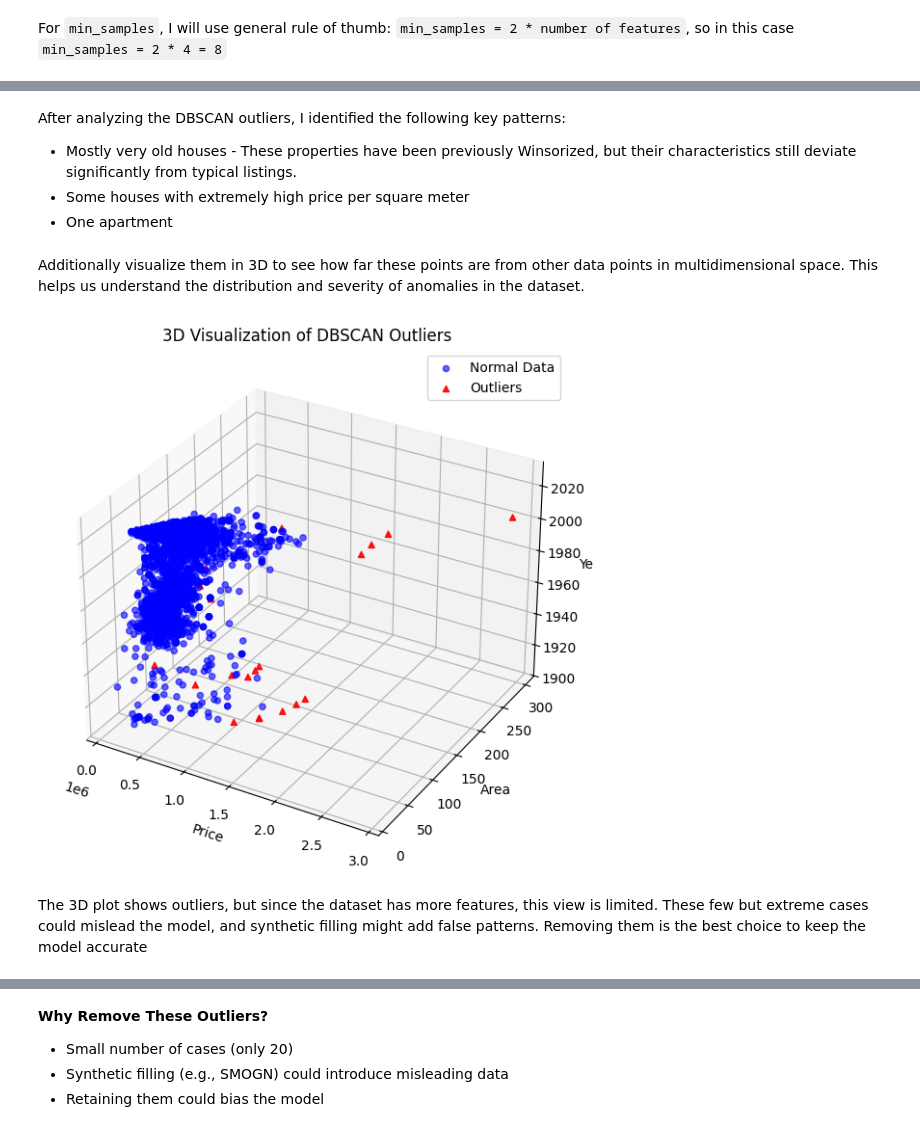
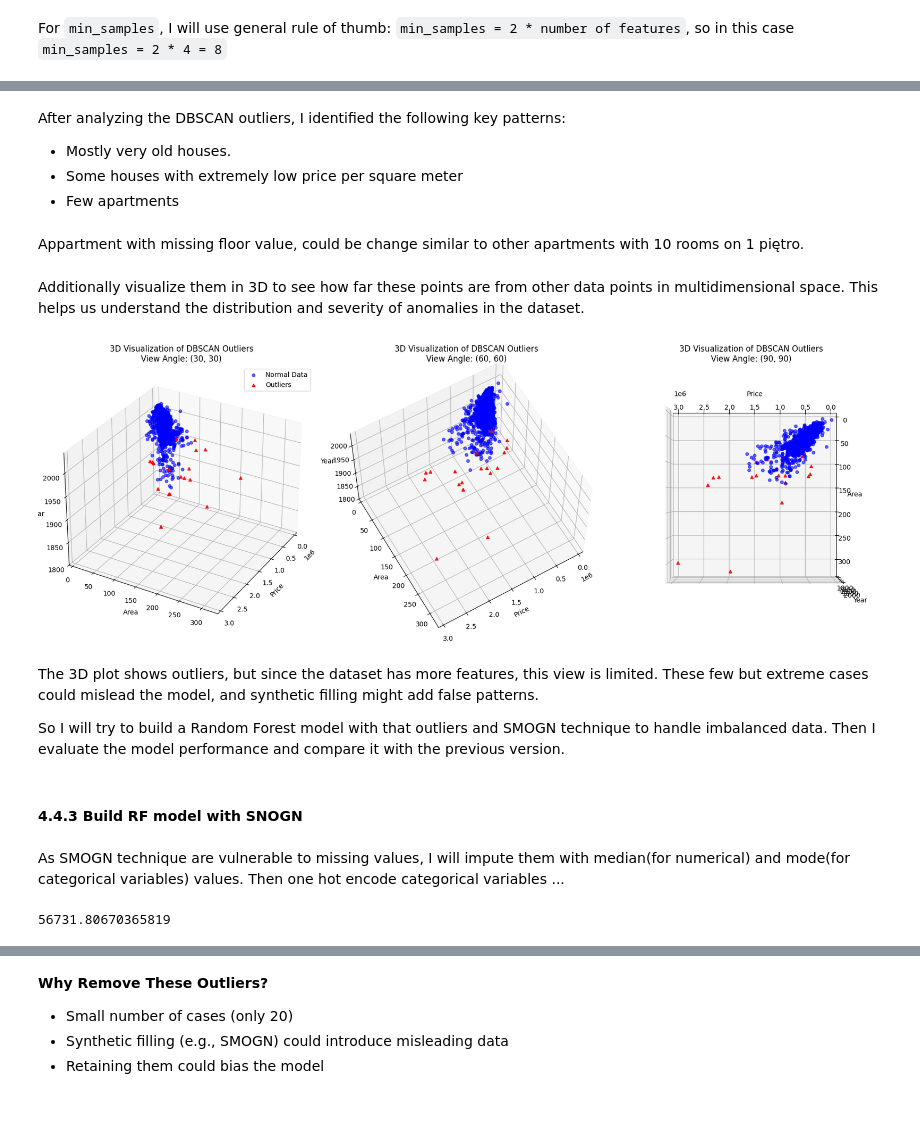
Before and after one commit to davydantoniuk/lublin-house-price-predict, a Jupyter notebook: price_prediction.ipynb, the cells around one changed output, grey strips where cells are left out. Saved outputs shown, nothing was run; the diff lists cells and outputs as text; code cells hidden in the pictures.

```diff
--- a/price_prediction.ipynb
+++ b/price_prediction.ipynb
@@ -745,3 +816,5 @@ data = data[~data['Floor'].isin(['suterena', 'poddasze'])]
+# %%
+data['Floor'] = data['Floor'].replace({'poddasze': '3 piętro', 'suterena': 'parter'})
 # %%
 # Merge floors 5 and above into "5+ piętro"
 high_floors = ['5 piętro', '6 piętro', '7 piętro', '8 piętro', '9 piętro', '10 piętro', '10+ piętro']
@@ -769,11 +842,11 @@ In this step, I will transform the `Region` feature in the next way:
 - Replace these regions with `Other`
 # %%
 # Define the threshold for low-frequency regions
-threshold = 50
+threshold = 65
 
 # Identify low-frequency regions
 region_counts = data['Region'].value_counts()
-low_freq_regions = region_counts[region_counts < threshold].index
+low_freq_regions = region_counts[region_counts <= threshold].index
 
 # Replace low-frequency regions with "Other"
 data['Region'] = data['Region'].replace(low_freq_regions, 'Other')
@@ -923,2 +978,0 @@ plt.show()
-# %%
-data['Year'] = winsorize_series(data['Year'])
@@ -946,6 +992,9 @@ df_dbscan = data.copy()
 
 # Select numerical features for DBSCAN
 features_for_dbscan = ['Price', 'Area', 'Rooms', 'Year']
+
+# Fill NaNs with the median value of each column
+df_dbscan[features_for_dbscan] = df_dbscan[features_for_dbscan].fillna(df_dbscan[features_for_dbscan].median())
 
 # Standardize the selected features (DBSCAN is sensitive to scale)
 scaler = StandardScaler()
@@ -997,5 +1059,7 @@ print(outliers_dbscan.to_string(index=False))
 # %% [markdown]
 After analyzing the DBSCAN outliers, I identified the following key patterns:
-- Mostly very old houses - These properties have been previously Winsorized, but their characteristics still deviate significantly from typical listings.
-- Some houses with extremely high price per square meter
-- One apartment
+- Mostly very old houses.
+- Some houses with extremely low price per square meter
+- Few apartments
+# %% [markdown]
+Appartment with missing floor value, could be change similar to other apartments with 10 rooms on 1 piętro.
@@ -1002,30 +1068,41 @@ After analyzing the DBSCAN outliers, I identified the following key patterns:
 # %% [markdown]
 Additionally visualize them in 3D to see how far these points are from other data points in multidimensional space. This helps us understand the distribution and severity of anomalies in the dataset.
 # %%
-import matplotlib.pyplot as plt
-from mpl_toolkits.mplot3d import Axes3D
-import numpy as np
-
 # Prepare Data for Visualization
-fig = plt.figure(figsize=(10, 7))
-ax = fig.add_subplot(111, projection='3d')
+fig = plt.figure(figsize=(18, 6))
 
 # Extract normal points & outliers
 normal_points = df_dbscan[df_dbscan['DBSCAN_Cluster'] != -1]
 outlier_points = df_dbscan[df_dbscan['DBSCAN_Cluster'] == -1]
 
-# Scatter plot
-ax.scatter(normal_points['Price'], normal_points['Area'], normal_points['Year'], c='blue', label='Normal Data', alpha=0.6)
-ax.scatter(outlier_points['Price'], outlier_points['Area'], outlier_points['Year'], c='red', label='Outliers', alpha=0.9, marker='^')
+# Define angles for different views
+angles = [(30, 30), (60, 60), (90, 90)]
 
-# Labels & Legend
-ax.set_xlabel("Price")
-ax.set_ylabel("Area")
-ax.set_zlabel("Year")
-ax.set_title("3D Visualization of DBSCAN Outliers")
-ax.legend()
+for i, angle in enumerate(angles, 1):
+    ax = fig.add_subplot(1, 3, i, projection='3d')
+
+    # Scatter plot
+    ax.scatter(normal_points['Price'], normal_points['Area'], normal_points['Year'], c='blue', label='Normal Data', alpha=0.6)
+    ax.scatter(outlier_points['Price'], outlier_points['Area'], outlier_points['Year'], c='red', label='Outliers', alpha=0.9, marker='^')
+
+    # Labels & Legend
+    ax.set_xlabel("Price")
+    ax.set_ylabel("Area")
+    ax.set_zlabel("Year")
+    ax.set_title(f"3D Visualization of DBSCAN Outliers\nView Angle: {angle}")
+    ax.view_init(elev=angle[0], azim=angle[1])
+    if i == 1:
+        ax.legend()
+
+plt.tight_layout()
 plt.show()
 # %% [output]
-[figure, old version]
+[figure, new version]
 # %% [markdown]
-The 3D plot shows outliers, but since the dataset has more features, this view is limited. These few but extreme cases could mislead the model, and synthetic filling might add false patterns. Removing them is the best choice to keep the model accurate
+The 3D plot shows outliers, but since the dataset has more features, this view is limited. These few but extreme cases could mislead the model, and synthetic filling might add false patterns.
+
+So I will try to build a Random Forest model with that outliers and SMOGN technique to handle imbalanced data. Then I evaluate the model performance and compare it with the previous version.
+# %% [markdown]
+#### 4.4.3 Build RF model with SNOGN
+# %% [markdown]
+As SMOGN technique are vulnerable to missing values, I will impute them with median(for numerical) and mode(for categorical variables) values. Then one hot encode categorical variables ...
@@ -1031,0 +1212,4 @@ The 3D plot shows outliers, but since the dataset has more features, this view i
+# %%
+rf3_mae
+# %% [output]
+56731.80670365819
```
Also changed, not shown: parts of 74 cells of this notebook.
